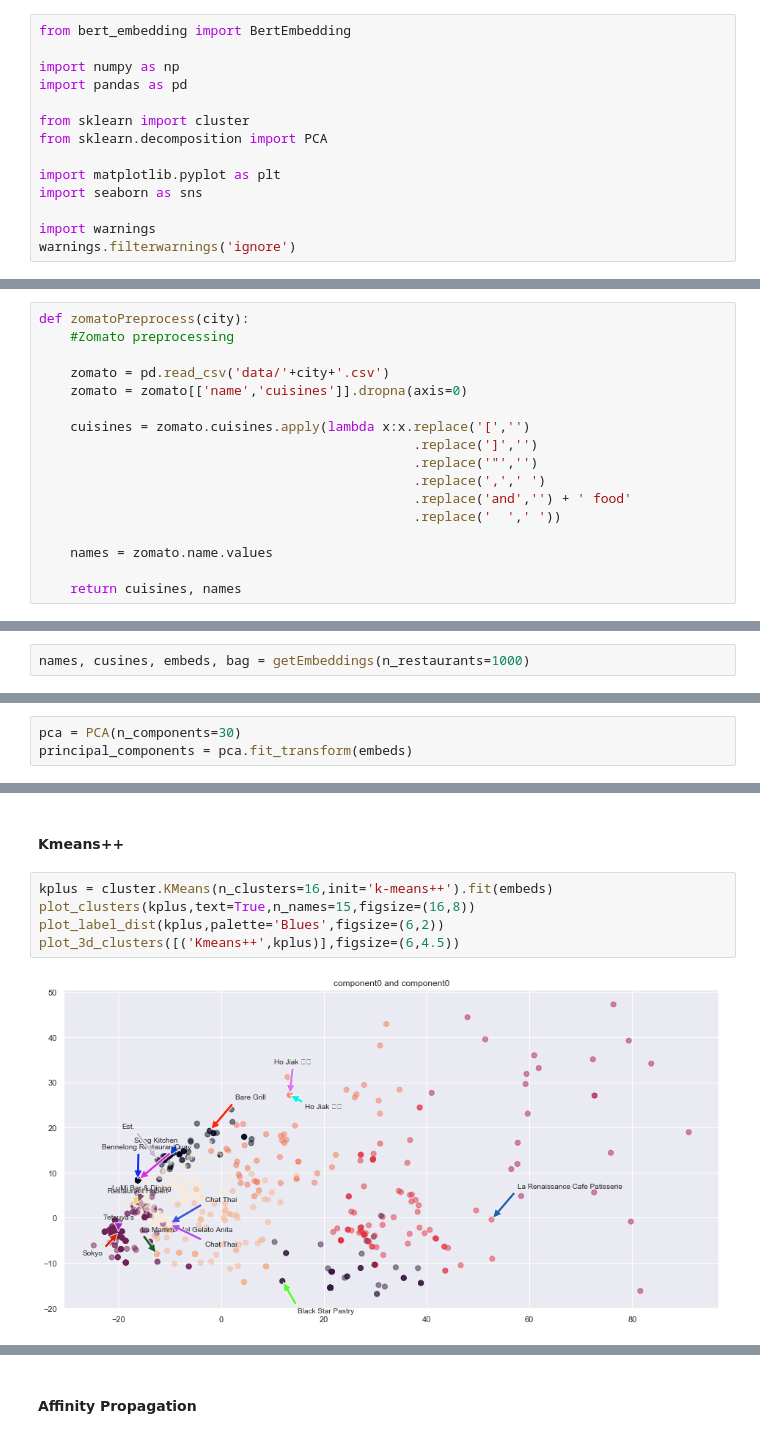
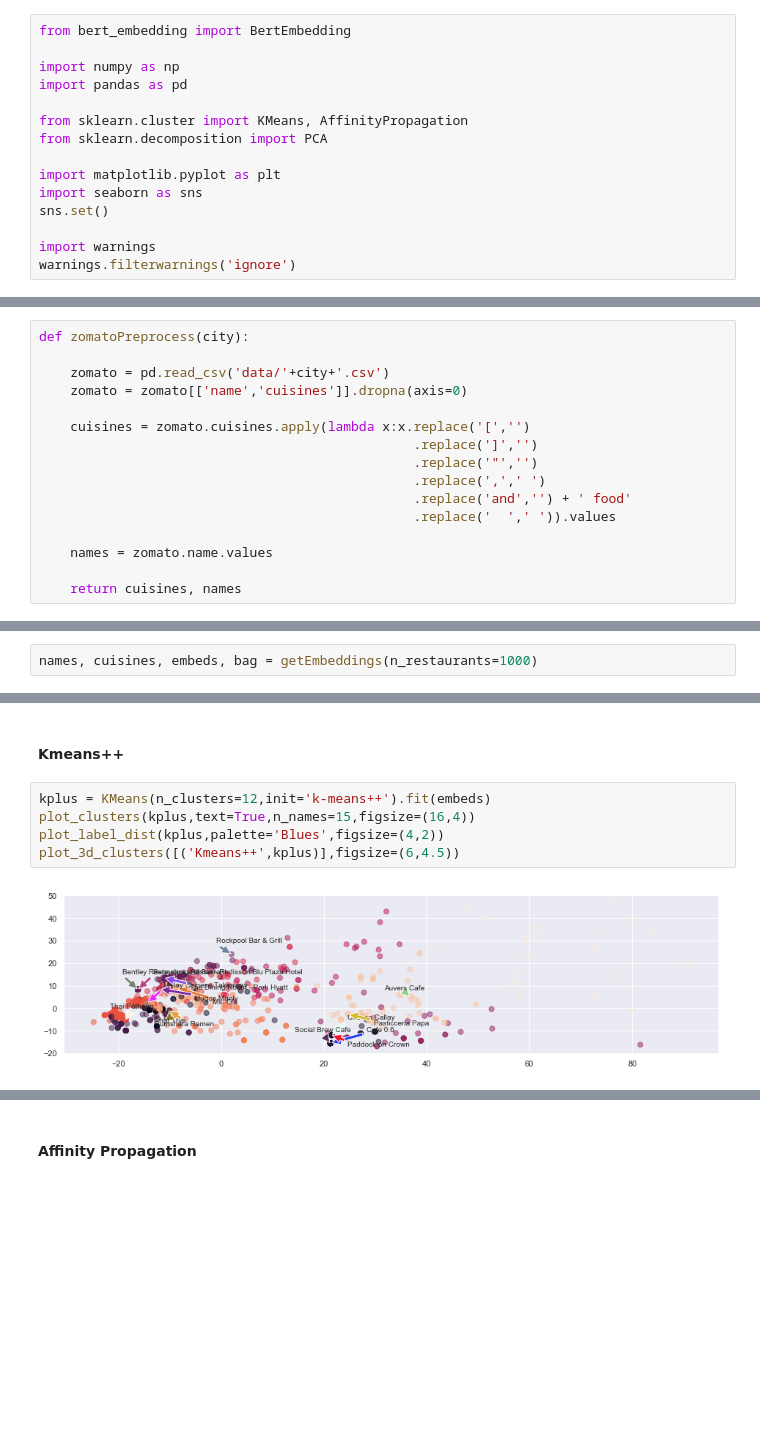
Before and after one commit to Z-an/BERT_zomato, a Jupyter notebook: bert_embeddings.ipynb, the cells around one changed output, grey strips where cells are left out. Cells and saved outputs as stored; diff of their text form; blank space fills up the shorter version.

```diff
--- a/bert_embeddings.ipynb
+++ b/bert_embeddings.ipynb
@@ -4,11 +4,12 @@ from bert_embedding import BertEmbedding
 import numpy as np
 import pandas as pd
 
-from sklearn import cluster
+from sklearn.cluster import KMeans, AffinityPropagation
 from sklearn.decomposition import PCA
 
 import matplotlib.pyplot as plt
 import seaborn as sns
+sns.set()
 
 import warnings
 warnings.filterwarnings('ignore')
@@ -16,7 +17,6 @@ warnings.filterwarnings('ignore')
 CITY = 'sydney'
 # %%
 def zomatoPreprocess(city):
-    #Zomato preprocessing
 
     zomato = pd.read_csv('data/'+city+'.csv')
     zomato = zomato[['name','cuisines']].dropna(axis=0)
@@ -26,7 +26,7 @@ def zomatoPreprocess(city):
                                                 .replace('"','')
                                                 .replace(',',' ')
                                                 .replace('and','') + ' food'
-                                                .replace('  ',' '))
+                                                .replace('  ',' ')).values
 
     names = zomato.name.values
 
@@ -92,7 +101,7 @@ def getEmbeddings(n_restaurants=100,city=CITY):
 
     return names,cuisines,embeds,bagofembeddings
 # %%
-names, cusines, embeds, bag = getEmbeddings(n_restaurants=1000)
+names, cuisines, embeds, bag = getEmbeddings(n_restaurants=1000)
 # %% [output]
 Cleaning Zomato data for sydney.
 
@@ -242,3 +261,0 @@ def plot_3d_clusters(clusters
-# %%
-pca = PCA(n_components=30)
-principal_components = pca.fit_transform(embeds)
@@ -256,9 +313,9 @@ plot_3d_clusters([('Kmeans',kmeans)],figsize=(6,4.5))
 # %% [markdown]
 #### Kmeans++
 # %%
-kplus = cluster.KMeans(n_clusters=16,init='k-means++').fit(embeds)
-plot_clusters(kplus,text=True,n_names=15,figsize=(16,8))
-plot_label_dist(kplus,palette='Blues',figsize=(6,2))
+kplus = KMeans(n_clusters=12,init='k-means++').fit(embeds)
+plot_clusters(kplus,text=True,n_names=15,figsize=(16,4))
+plot_label_dist(kplus,palette='Blues',figsize=(4,2))
 plot_3d_clusters([('Kmeans++',kplus)],figsize=(6,4.5))
 # %% [output]
-[figure, old version]
+[figure, new version]
```
Also changed, not shown: parts of 37 cells of this notebook, 2 other files.
